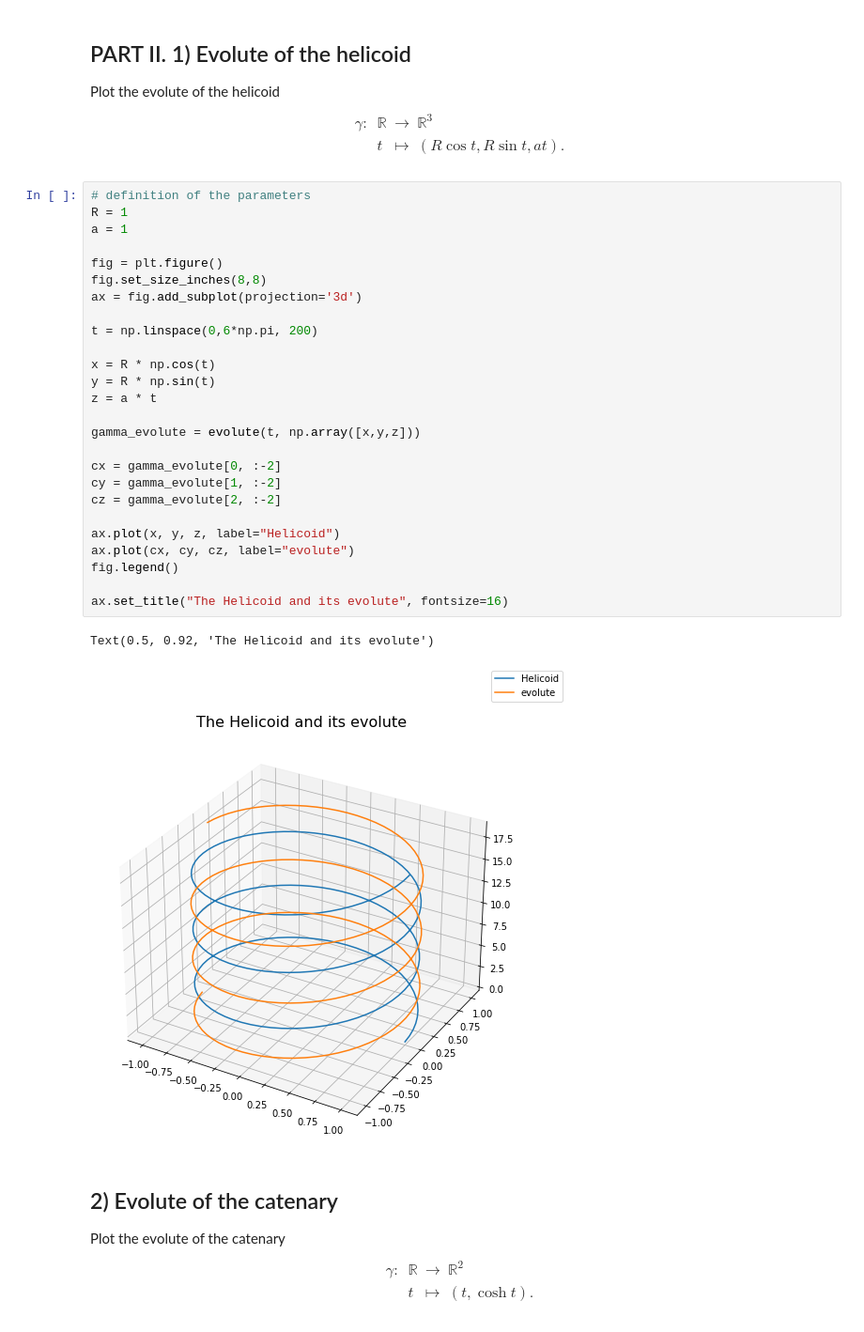
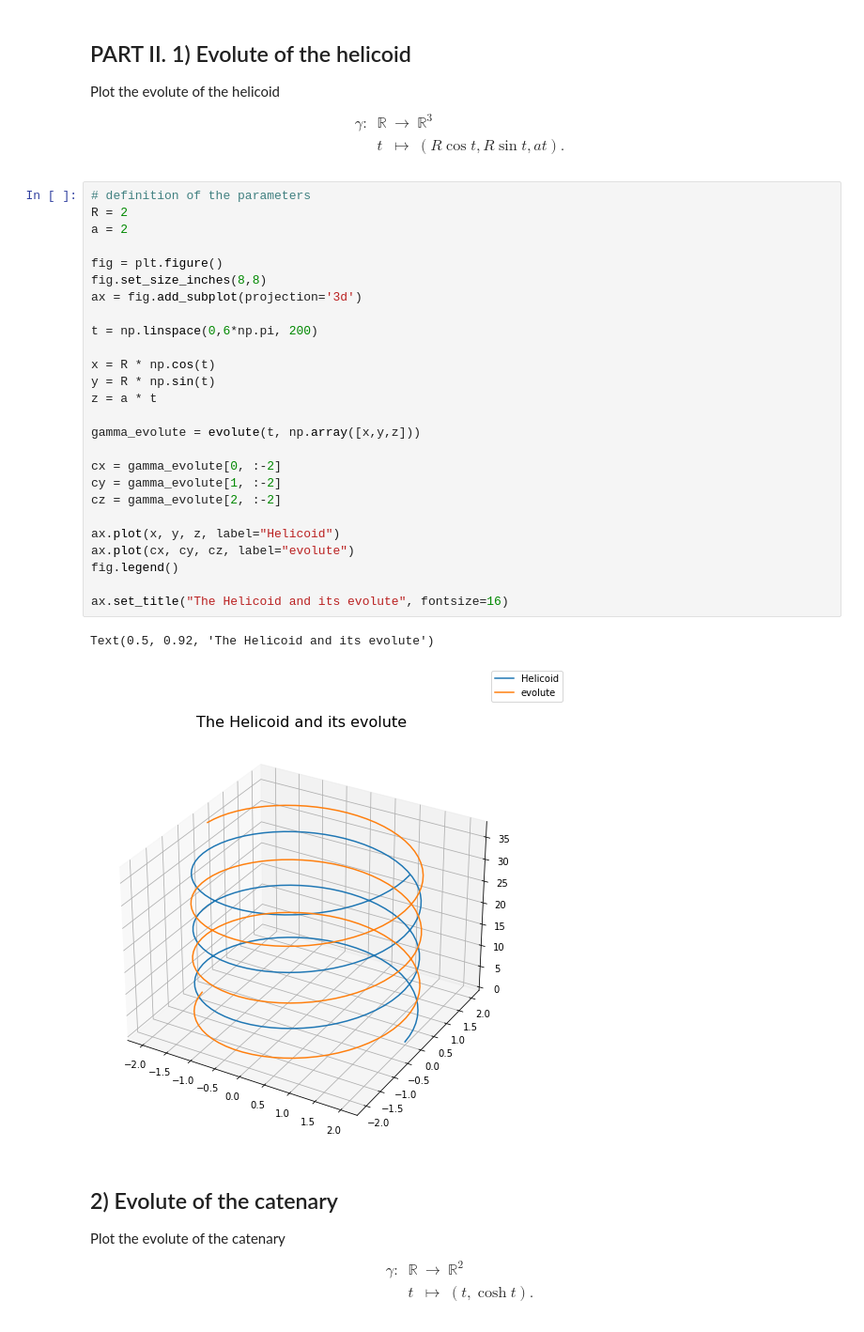
Before and after one commit to bdbonnaire/master_code, a Jupyter notebook: gm/course/Tutorial3-evolutes.ipynb, the cells around one changed output. Shown: that part at 94% size. Drawn from its saved outputs; the diff is of its cells as text.

```diff
--- a/gm/course/Tutorial3-evolutes.ipynb
+++ b/gm/course/Tutorial3-evolutes.ipynb
@@ -133,33 +135,33 @@ $$
 $$
 # %%
 # definition of the parameters
-R = 1
-a = 1
+R = 2
+a = 2
 
 fig = plt.figure()
 fig.set_size_inches(8,8)
 ax = fig.add_subplot(projection='3d')
 
 t = np.linspace(0,6*np.pi, 200)
 
 x = R * np.cos(t)
 y = R * np.sin(t)
 z = a * t
 
 gamma_evolute = evolute(t, np.array([x,y,z]))
 
 cx = gamma_evolute[0, :-2]
 cy = gamma_evolute[1, :-2]
 cz = gamma_evolute[2, :-2]
 
 ax.plot(x, y, z, label="Helicoid")
 ax.plot(cx, cy, cz, label="evolute")
 fig.legend()
 
 ax.set_title("The Helicoid and its evolute", fontsize=16)
 # %% [output]
 Text(0.5, 0.92, 'The Helicoid and its evolute')
-[figure, old version]
+[figure, new version]
 # %% [markdown]
 ## 2) Evolute of the catenary
 Plot the evolute of the catenary
```
Also changed, not shown: parts of 2 cells of this notebook, 2 other files.
